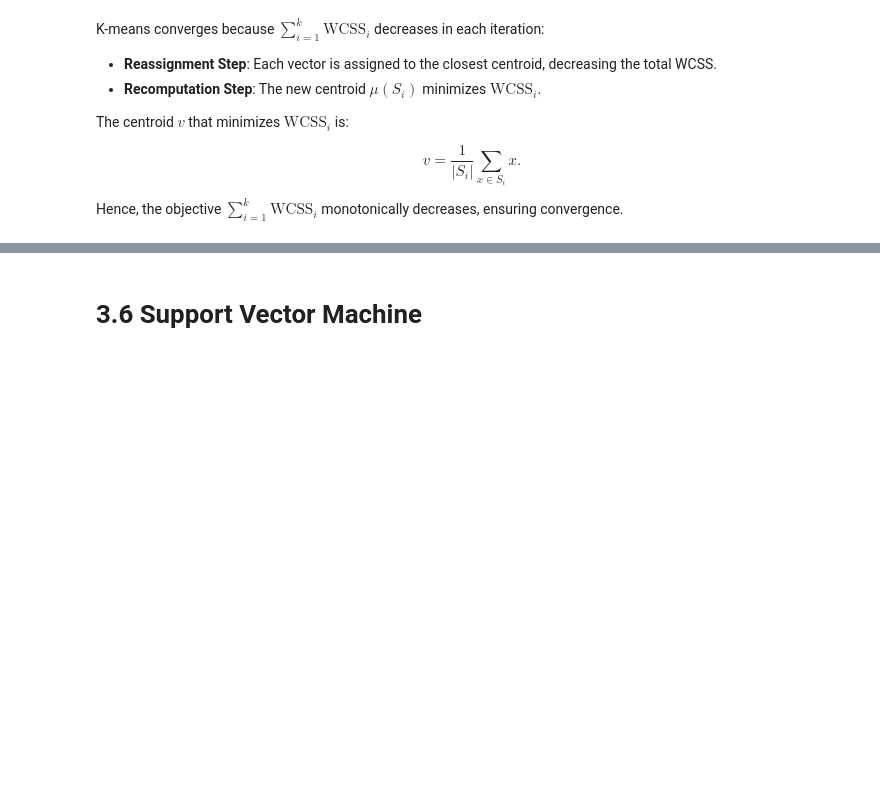
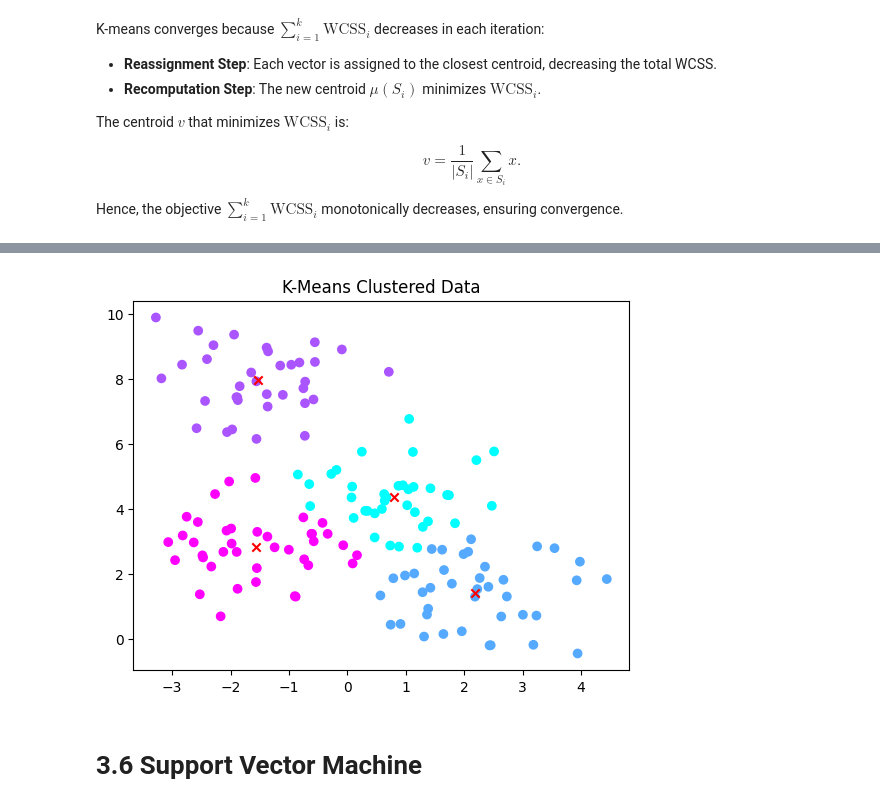
Before and after one commit to rccrdmr/MAT422-Mathematics-for-DataScience, a Jupyter notebook: 3.5-6_K-Means_and_Support_Vector_Machine.ipynb, the cells around one changed output, grey strips where cells are left out. Saved outputs shown, nothing was run; the diff lists cells and outputs as text; code cells hidden in the pictures; blank space fills up the shorter version.

```diff
--- a/3.5-6_K-Means_and_Support_Vector_Machine.ipynb
+++ b/3.5-6_K-Means_and_Support_Vector_Machine.ipynb
@@ -32,6 +32,31 @@ $$
 2. Assign each point to the nearest cluster center based on Euclidean distance.
 3. Compute the centroid for each cluster.
 4. Repeat steps 2 and 3 until no points change clusters between iterations.
+# %%
+def k_means(X, k, n_iter, seed=42):
+    """
+    K-Means clustering algorithm.
+
+    Parameters:
+
+      X: array-like, shape (n_samples, n_features) := Training data.
+      k: int :=  Number of clusters.
+      n_iter: int := Number of iterations.
+
+    Return: tuple of clusters and centroids
+    """
+    np.random.seed(seed)
+    n_samples, n_features = X.shape
+    centroids = X[np.random.choice(n_samples, k, replace=False)]
+    clusters = np.zeros(n_samples)
+
+    for _ in range(n_iter):
+        clusters = np.argmin(cdist(X, centroids), axis=1)
+        for i in range(k):
+            if len(X[clusters == i]) > 0:
+                centroids[i] = np.mean(X[clusters == i], axis=0)
+
+    return clusters, centroids
 # %% [markdown]
 #### Convergence Proof
 # %% [markdown]
@@ -50,3 +91,13 @@ Hence, the objective $ \sum_{i=1}^{k} \text{WCSS}_i $ monotonically decreases, e
+# %%
+# Run K-Means
+clusters, centroids = k_means(X, 4, 15)
+
+plt.scatter(X[:, 0], X[:, 1], c=clusters, cmap='cool')
+plt.scatter(centroids[:, 0], centroids[:, 1], marker='x', c='r')
+plt.title("K-Means Clustered Data")
+plt.show()
+# %% [output]
+[figure, added]
 # %% [markdown]
 # 3.6 Support Vector Machine
 # %% [markdown]
```
Also changed, not shown: parts of 8 cells of this notebook.
